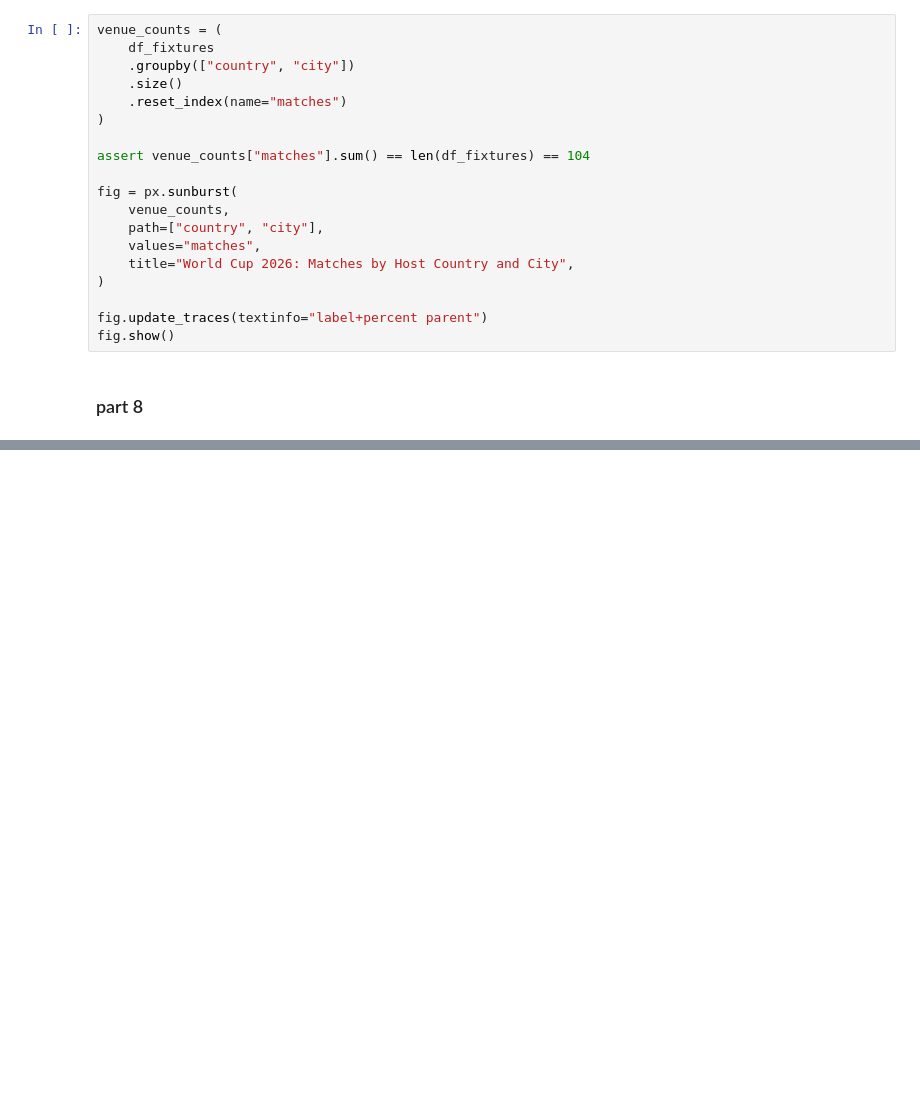
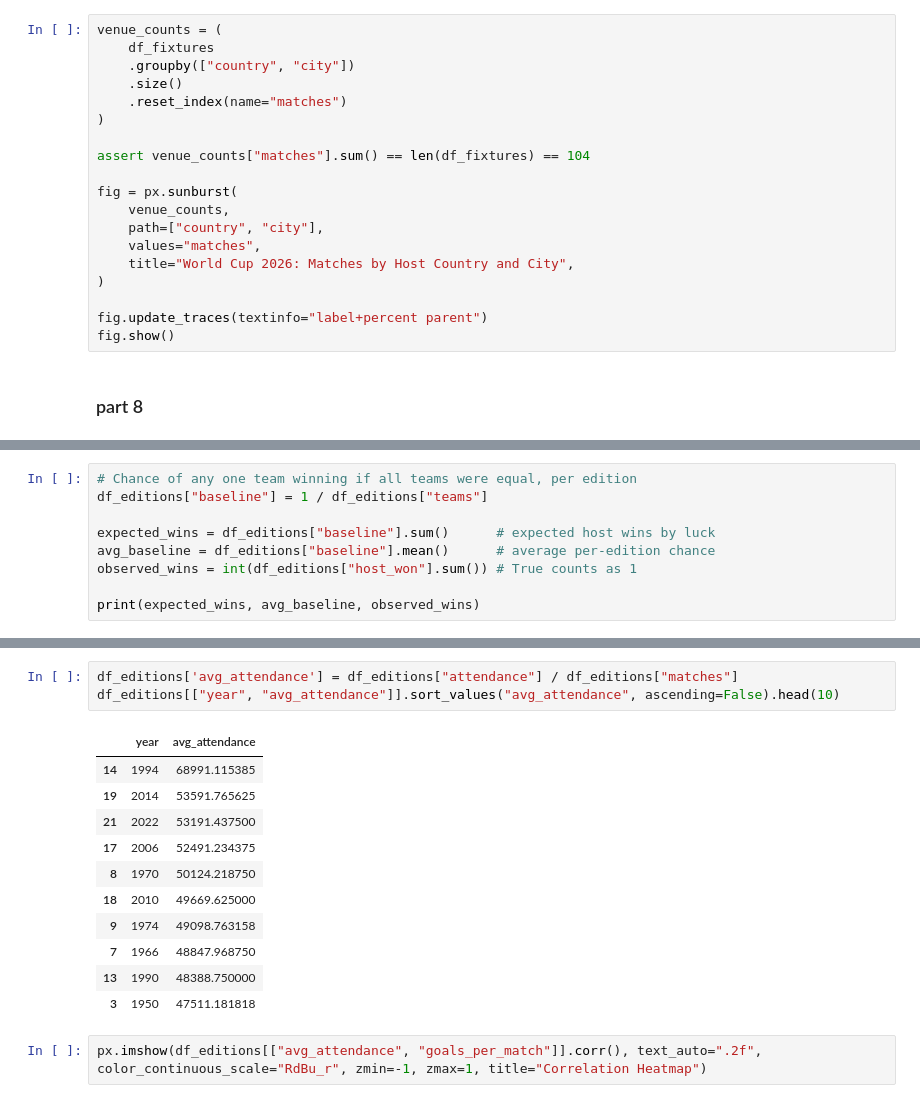
Before and after one commit to iMohamed-XD/Tamkeen, a Jupyter notebook: 5-data_project/Analytics.ipynb, the cells around one changed output, grey strips where cells are left out. Saved outputs shown, nothing was run; the diff lists cells and outputs as text; blank space fills up the shorter version.

```diff
--- a/5-data_project/Analytics.ipynb
+++ b/5-data_project/Analytics.ipynb
@@ -542,0 +555,9 @@ fig.show()
+# %%
+# Chance of any one team winning if all teams were equal, per edition
+df_editions["baseline"] = 1 / df_editions["teams"]
+
+expected_wins = df_editions["baseline"].sum()      # expected host wins by luck
+avg_baseline = df_editions["baseline"].mean()      # average per-edition chance
+observed_wins = int(df_editions["host_won"].sum()) # True counts as 1
+
+print(expected_wins, avg_baseline, observed_wins)
@@ -542,0 +580,17 @@ fig.show()
+# %%
+df_editions['avg_attendance'] = df_editions["attendance"] / df_editions["matches"]
+df_editions[["year", "avg_attendance"]].sort_values("avg_attendance", ascending=False).head(10)
+# %% [output]
+|  | year | avg_attendance |
+| 14 | 1994 | 68991.115385 |
+| 19 | 2014 | 53591.765625 |
+| 21 | 2022 | 53191.437500 |
+| 17 | 2006 | 52491.234375 |
+| 8 | 1970 | 50124.218750 |
+| 18 | 2010 | 49669.625000 |
+| 9 | 1974 | 49098.763158 |
+| 7 | 1966 | 48847.968750 |
+| 13 | 1990 | 48388.750000 |
+| 3 | 1950 | 47511.181818 |
+# %%
+px.imshow(df_editions[["avg_attendance", "goals_per_match"]].corr(), text_auto=".2f", color_continuous_scale="RdBu_r", zmin=-1, zmax=1, title="Correlation Heatmap")
```
Also changed, not shown: parts of 7 cells of this notebook, 1 other file.
